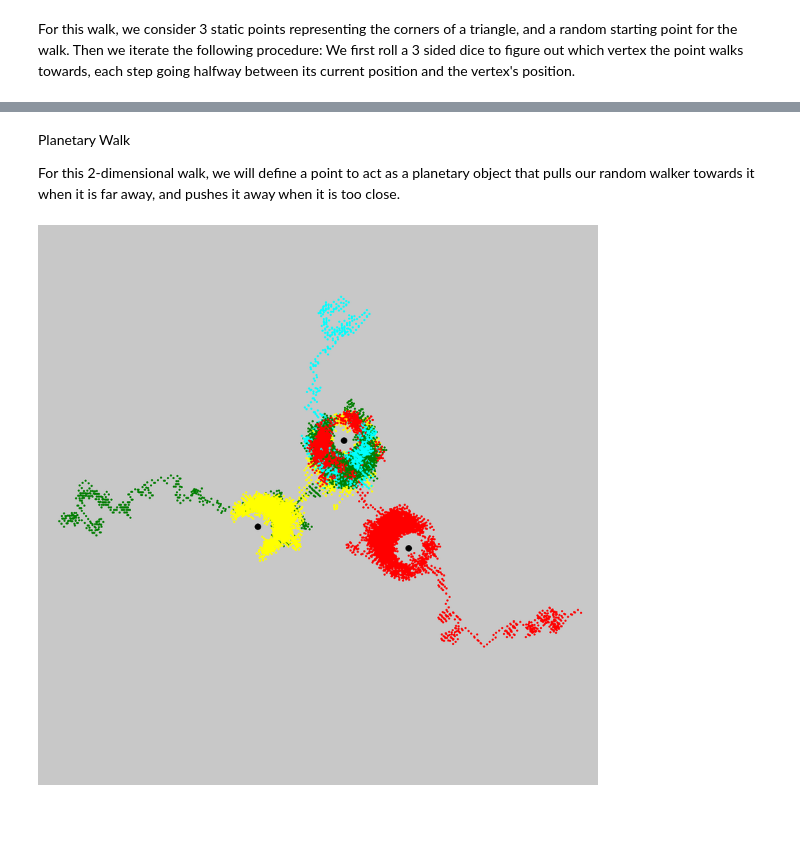
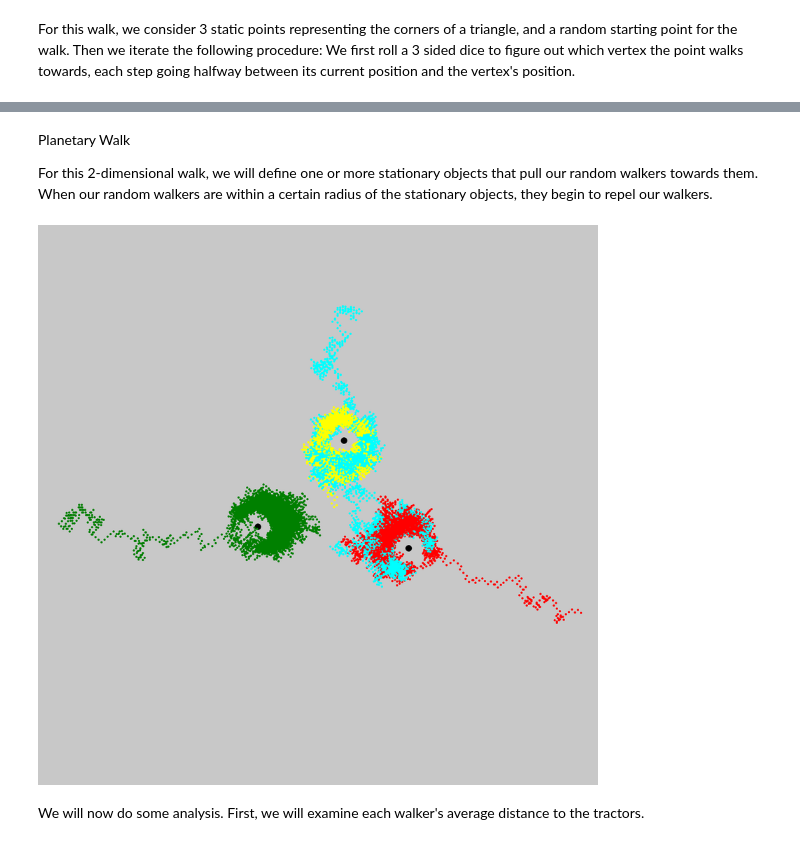
Before and after one commit to ethancma/the-random-walk, a Jupyter notebook: main.ipynb, the cells around one changed output, grey strips where cells are left out. Cells and saved outputs as stored; diff of their text form; code cells hidden in the pictures; blank space fills up the shorter version.

```diff
--- a/main.ipynb
+++ b/main.ipynb
@@ -64,14 +64,14 @@ Text(0.5, 1.0, '3 points walk')
-# %% [markdown]
-Planetary Walk
-
-For this 2-dimensional walk, we will define a point to act as a planetary object that pulls our random walker towards it when it is far away, and pushes it away when it is too close.
+# %% [markdown]
+Planetary Walk
+
+For this 2-dimensional walk, we will define one or more stationary objects that pull our random walkers towards them. When our random walkers are within a certain radius of the stationary objects, they begin to repel our walkers.
 # %%
 def distance(a,b):
     return np.sqrt((b[1] - a[1]) ** 2 + (b[0] - a[0]) ** 2)
 
 def push_vector(a,b): # returns unit vector pointing from a to b
     return np.array( [b[0] - a[0],b[1] - a[1]],dtype = np.float64) / distance(a,b)
-def planetary_walk(tractors, walkers,steps = 10000):
+def planetary_walk(tractors, walkers,steps):
     positions = np.zeros(shape = (steps,len(walkers),2))
     positions[0] = walkers[:]
     for i in range(1,steps):
@@ -95,19 +95,22 @@ def draw_ellipse(draw,center,vertical_radius,horizontal_radius,fl,out,image_size
 # %%
 tractors = np.array([[400,250],[50,300],[250,500]])
 average = .3333* (tractors[0] + tractors[1] + tractors[2])
 walkers = np.array([[800,100],[-400,300],[250,800],average])
-walk = planetary_walk(tractors,walkers)
+steps = 10000
+walk = planetary_walk(tractors,walkers,steps)
 image_size = (1300,1300,3)
 image = Image.fromarray(200 + np.zeros(shape=image_size,dtype = np.uint8))
 draw = ImageDraw.Draw(image)
 offset = np.array([-460,-300])
 colors = ['red','green','cyan','yellow']
 for tractor in tractors:
     draw_ellipse(draw,-offset + tractor,7,7,'black','black',image_size)
 for walkerlist in walk:
     for i in range(len(walkerlist)):
         walker = walkerlist[i]
         draw_ellipse(draw,-offset + walker,2,2,colors[i],colors[i],image_size)
 display(image.resize((800,800),Image.ANTIALIAS))
 # %% [output]
-[figure, old version]
+[figure, new version]
+# %% [markdown]
+We will now do some analysis. First, we will examine each walker's average distance to the tractors.
```
Also changed, not shown: parts of 8 cells of this notebook.
